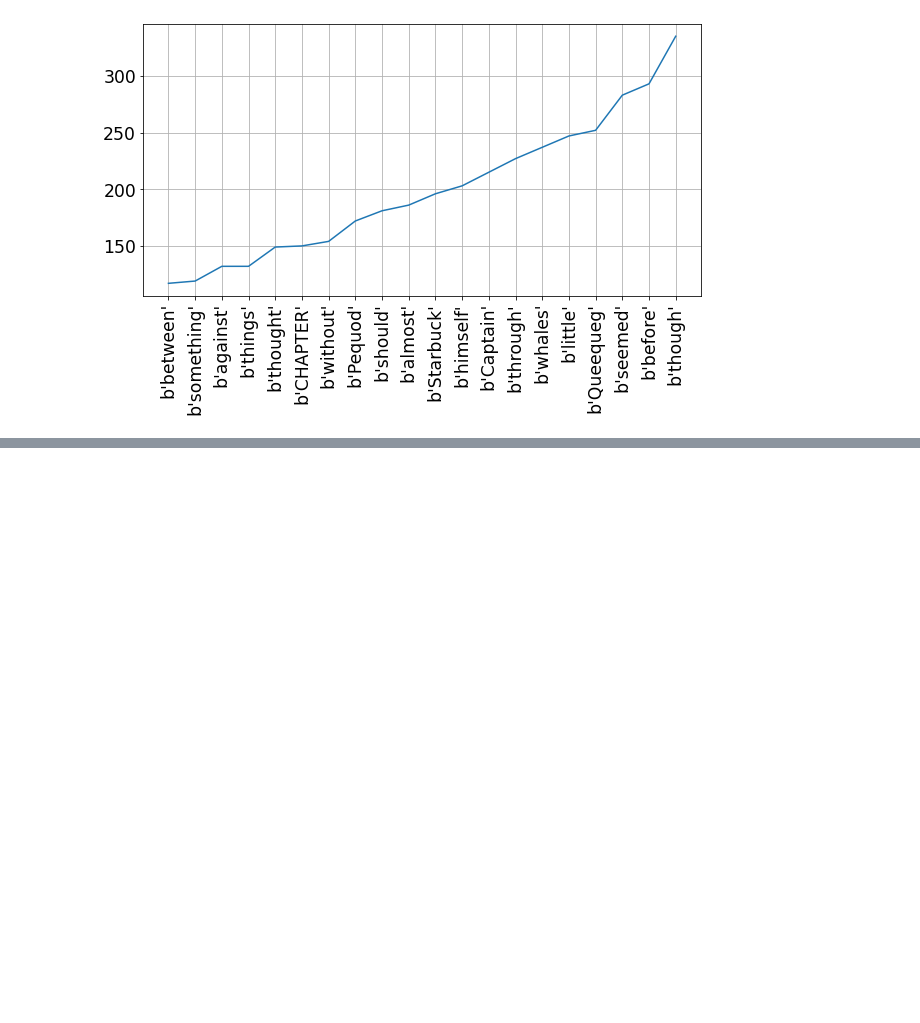
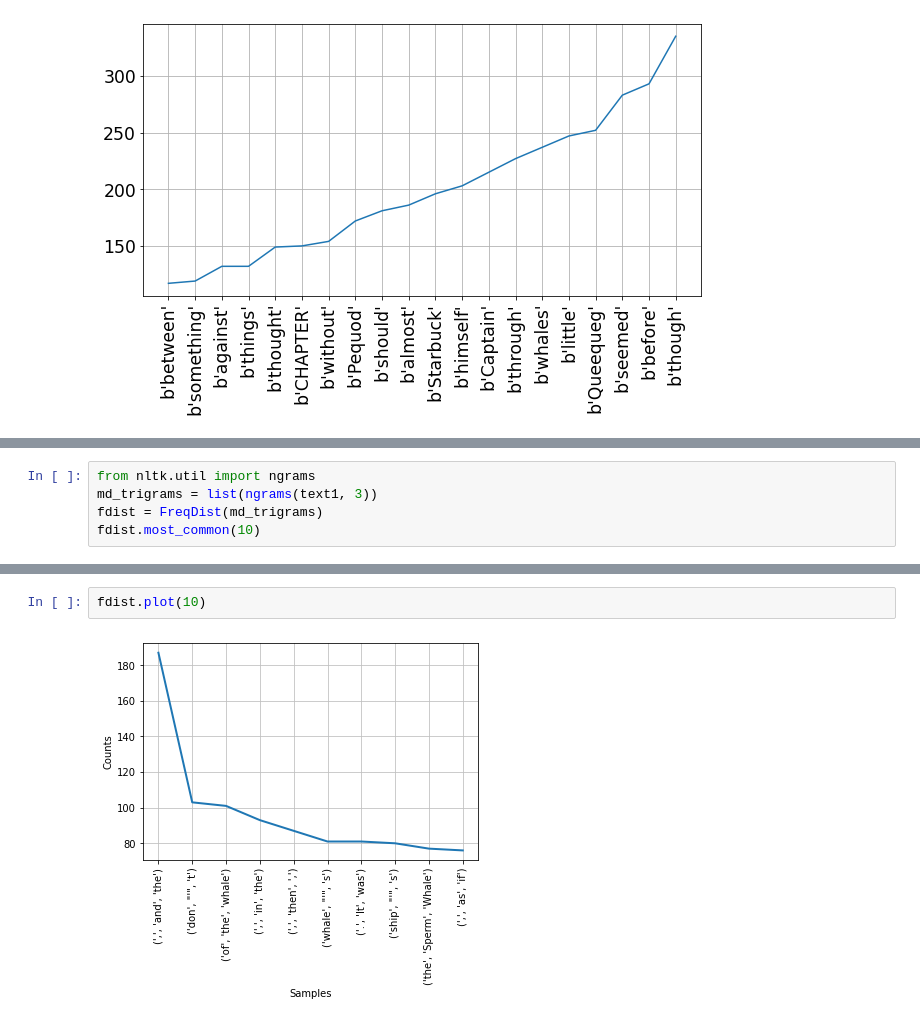
Before and after one commit to jeanpierrelv/NLP-course-in-python-with-NLTK, a Jupyter notebook: NLP with Python and NLTK.ipynb, the cells around one changed output, grey strips where cells are left out. Saved outputs shown, nothing was run; the diff lists cells and outputs as text; blank space fills up the shorter version.

```diff
--- a/NLP with Python and NLTK.ipynb
+++ b/NLP with Python and NLTK.ipynb
@@ -330,0 +396,5 @@ plt.show()
+# %%
+from nltk.util import ngrams
+md_trigrams = list(ngrams(text1, 3))
+fdist = FreqDist(md_trigrams)
+fdist.most_common(10)
@@ -330,0 +412,4 @@ plt.show()
+# %%
+fdist.plot(10)
+# %% [output]
+[figure, added]
```
Also changed, not shown: parts of 10 cells of this notebook.
